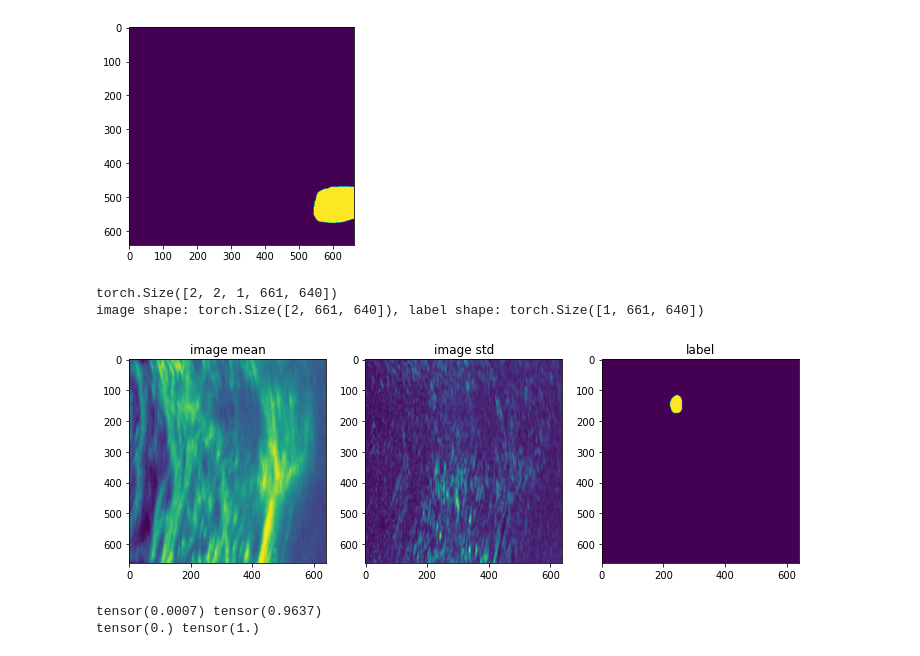
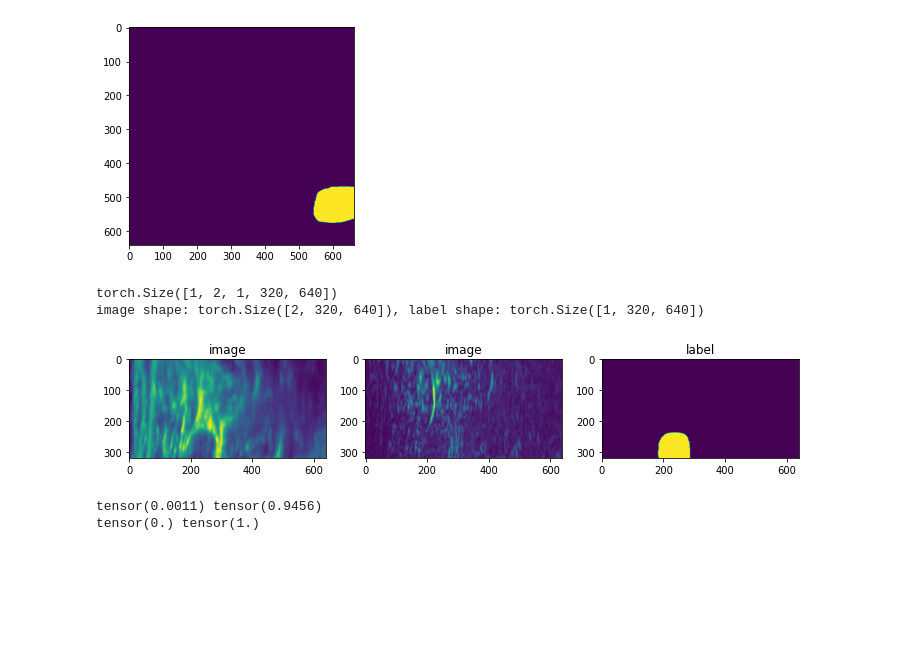
Before and after one commit to KitwareMedical/itkARGUS-DARPA-POCUS_AI-Archive, a Jupyter notebook: PNB/Experiments/ARUNet-StdDev/ARUNet-StdDevOverTime-ArteryPNB-VFold.ipynb, the cells around one changed output. Drawn from its saved outputs; the diff is of its cells as text; code cells hidden in the pictures; blank space fills up the shorter version.

```diff
--- a/PNB/Experiments/ARUNet-StdDev/ARUNet-StdDevOverTime-ArteryPNB-VFold.ipynb
+++ b/PNB/Experiments/ARUNet-StdDev/ARUNet-StdDevOverTime-ArteryPNB-VFold.ipynb
@@ -190,16 +191,12 @@ print((total_bytes * Ureg.byte).to('GiB'))
 train_files = []
 val_files = []
 test_files = []
-
 for i in range(num_folds):
     tr_folds = []
-    va_folds = []
-    for f in range(i,i+num_folds-4):
+    for f in range(i,i+num_folds-2):
         tr_folds.append(fold_prefix_list[f%num_folds])
     tr_folds = list(np.concatenate(tr_folds).flat)
-    for f in range(i+num_folds-4, i+num_folds-1):
-        va_folds.append(fold_prefix_list[f%num_folds])
-    va_folds = list(np.concatenate(va_folds).flat)
+    va_folds = list(np.concatenate(fold_prefix_list[(i+num_folds-2) % num_folds]).flat)
     te_folds = list(np.concatenate(fold_prefix_list[(i+num_folds-1) % num_folds]).flat)
     train_files.append(
             [
@@ -309,6 +306,12 @@ val_transforms = Compose(
             reduce_to_statistics=[True,False],
             extended=False,
             keys=['image','label']),
+        RandSpatialCropd(
+            roi_size=(-1,size_x,size_y),
+            random_center=True,
+            random_size=False,
+            keys=['image','label']
+        ),
         ToTensord(keys=["image", "label"]),
     ]
 )
@@ -376,9 +379,9 @@ def vfold_train(vfold_num, train_loader, val_loader):
                     val_labels = val_labels.to(device)
                     roi_size = (size_x, size_y)
                     sw_batch_size = batch_size_vl
-                    val_outputs = sliding_window_inference(
-                       val_inputs, roi_size, sw_batch_size, model)
-                    # val_outputs = model(val_inputs)
+                    #val_outputs = sliding_window_inference(
+                    #    val_inputs, roi_size, sw_batch_size, model)
+                    val_outputs = model(val_inputs)
                     val_outputs = [post_pred(i) for i in decollate_batch(val_outputs)]
                     val_labels = [post_label(i) for i in decollate_batch(val_labels)]
                     # compute metric for current iteration
@@ -418,27 +421,27 @@ for i in range(0,1,num_devices):
 # %%
 imgnum = 0
 check_data = first(val_loader)
 image, label = (check_data["image"][imgnum], check_data["label"][imgnum])
 print(check_data["image"].shape)
 image = np.squeeze(image)
 label = np.squeeze(label,axis=1)
 print(f"image shape: {image.shape}, label shape: {label.shape}")
 plt.figure("check", (12, 6))
 plt.subplot(1, 3, 1)
-plt.title("image mean")
+plt.title("image")
 plt.imshow(image[0, :, :])
 plt.subplot(1, 3, 2)
-plt.title("image std")
+plt.title("image")
 plt.imshow(image[1, :, :])
 plt.subplot(1, 3, 3)
 plt.title("label")
 plt.imshow(label[0, :, :])
 plt.show()
 print(image.min(),image.max())
 print(label.min(), label.max())
 # %% [output]
-torch.Size([2, 2, 1, 661, 640])
-image shape: torch.Size([2, 661, 640]), label shape: torch.Size([1, 661, 640])
+torch.Size([1, 2, 1, 320, 640])
+image shape: torch.Size([2, 320, 640]), label shape: torch.Size([1, 320, 640])
-[figure, old version]
+[figure, new version]
-tensor(0.0007) tensor(0.9637)
+tensor(0.0011) tensor(0.9456)
 tensor(0.) tensor(1.)
```
Also changed, not shown: parts of 3 cells of this notebook, 15 other files.
